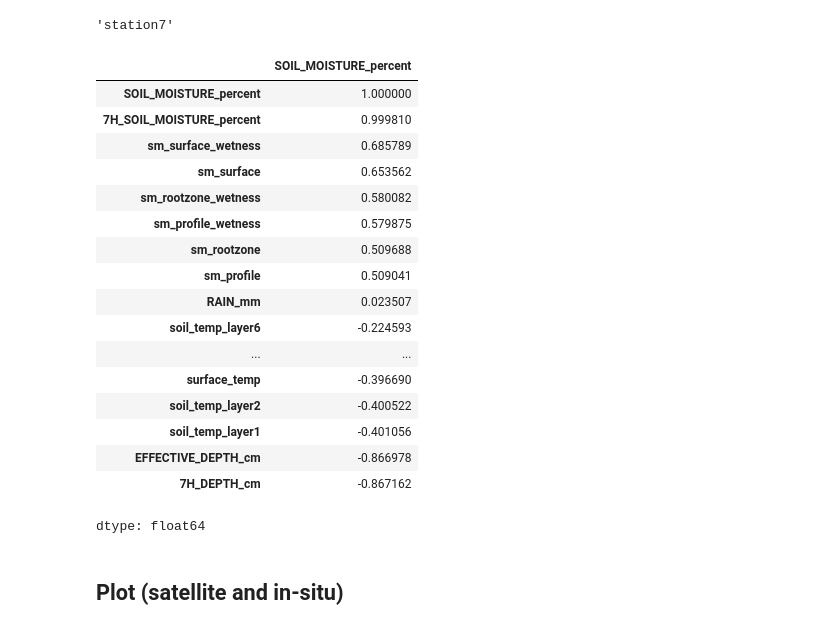
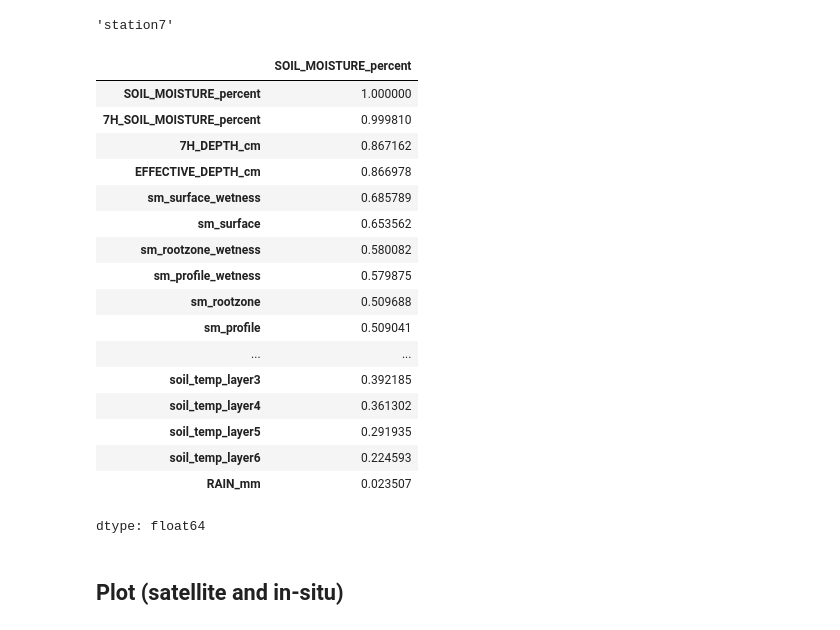
Before and after one commit to top-data/Soil_moisture, a Jupyter notebook: sm_cosmoz_inputs.ipynb, the cells around one changed output. Drawn from its saved outputs; the diff is of its cells as text; code cells hidden in the pictures.

```diff
--- a/sm_cosmoz_inputs.ipynb
+++ b/sm_cosmoz_inputs.ipynb
@@ -184,25 +186,26 @@ for index, row in stations_df.iterrows():
 merged_df_all = pd.concat(all_smap_stations)
 merged_df_all.to_csv('/content/drive/MyDrive/SoilMoisture/cosmoz/merged_df_all.csv')
 # %%
-merged_df_all.corr()['SOIL_MOISTURE_percent'].sort_values(ascending=False)
+merged_df_all = pd.read_csv('/content/drive/MyDrive/SoilMoisture/cosmoz/merged_df_all.csv').set_index('date')
+merged_df_all.corr()['SOIL_MOISTURE_percent'].abs().sort_values(ascending=False)
 # %% [output]
 |  | SOIL_MOISTURE_percent |
 | SOIL_MOISTURE_percent | 1.000000 |
 | 7H_SOIL_MOISTURE_percent | 0.999810 |
+| 7H_DEPTH_cm | 0.867162 |
+| EFFECTIVE_DEPTH_cm | 0.866978 |
 | sm_surface_wetness | 0.685789 |
 | sm_surface | 0.653562 |
 | sm_rootzone_wetness | 0.580082 |
 | sm_profile_wetness | 0.579875 |
 | sm_rootzone | 0.509688 |
 | sm_profile | 0.509041 |
+| ... | ... |
+| soil_temp_layer3 | 0.392185 |
+| soil_temp_layer4 | 0.361302 |
+| soil_temp_layer5 | 0.291935 |
+| soil_temp_layer6 | 0.224593 |
 | RAIN_mm | 0.023507 |
-| soil_temp_layer6 | -0.224593 |
-| ... | ... |
-| surface_temp | -0.396690 |
-| soil_temp_layer2 | -0.400522 |
-| soil_temp_layer1 | -0.401056 |
-| EFFECTIVE_DEPTH_cm | -0.866978 |
-| 7H_DEPTH_cm | -0.867162 |
 dtype: float64
 # %% [markdown]
 ## Plot (satellite and in-situ)
```
Also changed, not shown: parts of 2 cells of this notebook.
